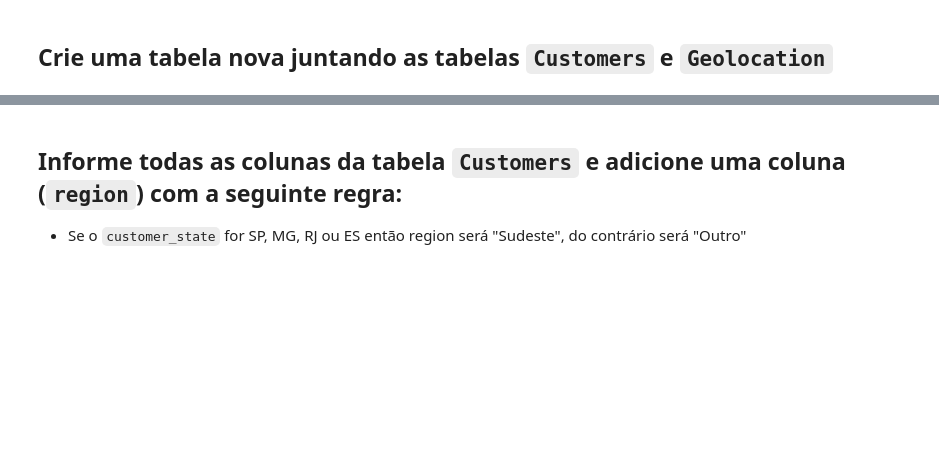
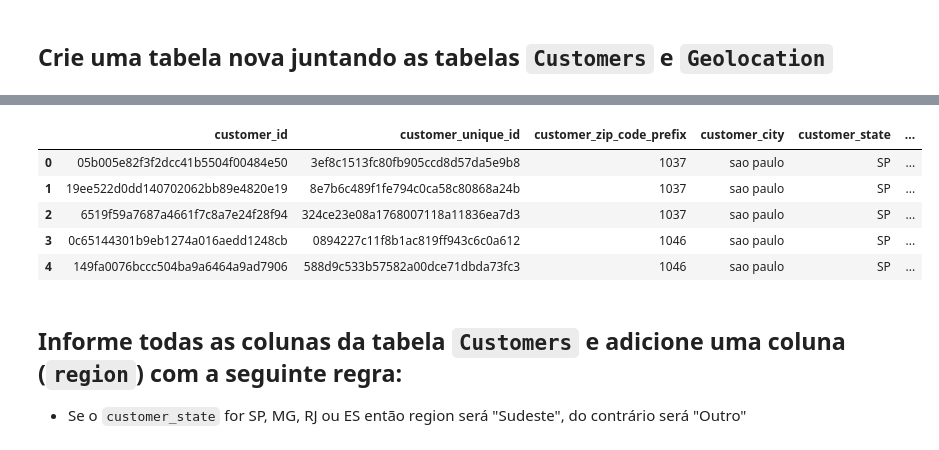
Before and after one commit to ossamum/aulas-mesttra, a Jupyter notebook: SQL/Aula 03 - SQL - Exercícios.ipynb, the cells around one changed output, grey strips where cells are left out. Saved outputs shown, nothing was run; the diff lists cells and outputs as text; code cells hidden in the pictures; blank space fills up the shorter version.

```diff
--- a/SQL/Aula 03 - SQL - Exercícios.ipynb
+++ b/SQL/Aula 03 - SQL - Exercícios.ipynb
@@ -123,3 +155,21 @@ cursor.fetchall()
+# %%
+query = '''
+    SELECT *
+    FROM Customers AS a
+    JOIN Geolocation AS b
+    ON a.customer_zip_code_prefix = b.geolocation_zip_code_prefix
+
+    LIMIT 5
+'''
+
+pd.read_sql(query, con)
+# %% [output]
+|  | customer_id | customer_unique_id | customer_zip_code_prefix | customer_city | customer_state | ... |
+| 0 | 05b005e82f3f2dcc41b5504f00484e50 | 3ef8c1513fc80fb905ccd8d57da5e9b8 | 1037 | sao paulo | SP | ... |
+| 1 | 19ee522d0dd140702062bb89e4820e19 | 8e7b6c489f1fe794c0ca58c80868a24b | 1037 | sao paulo | SP | ... |
+| 2 | 6519f59a7687a4661f7c8a7e24f28f94 | 324ce23e08a1768007118a11836ea7d3 | 1037 | sao paulo | SP | ... |
+| 3 | 0c65144301b9eb1274a016aedd1248cb | 0894227c11f8b1ac819ff943c6c0a612 | 1046 | sao paulo | SP | ... |
+| 4 | 149fa0076bccc504ba9a6464a9ad7906 | 588d9c533b57582a00dce71dbda73fc3 | 1046 | sao paulo | SP | ... |
 # %% [markdown]
 ## Informe todas as colunas da tabela `Customers` e adicione uma coluna (`region`) com a seguinte regra:
 
```
Also changed, not shown: parts of 36 cells of this notebook, 1 other file.
